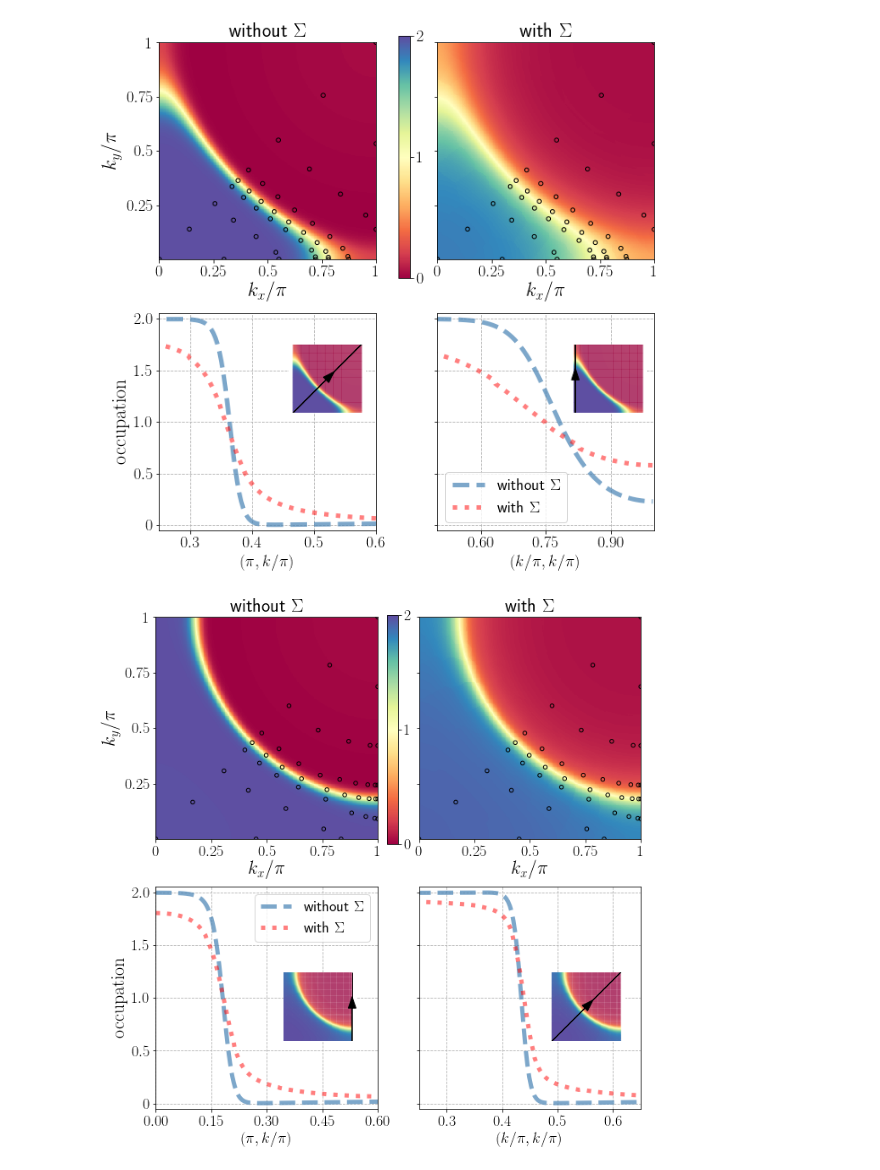
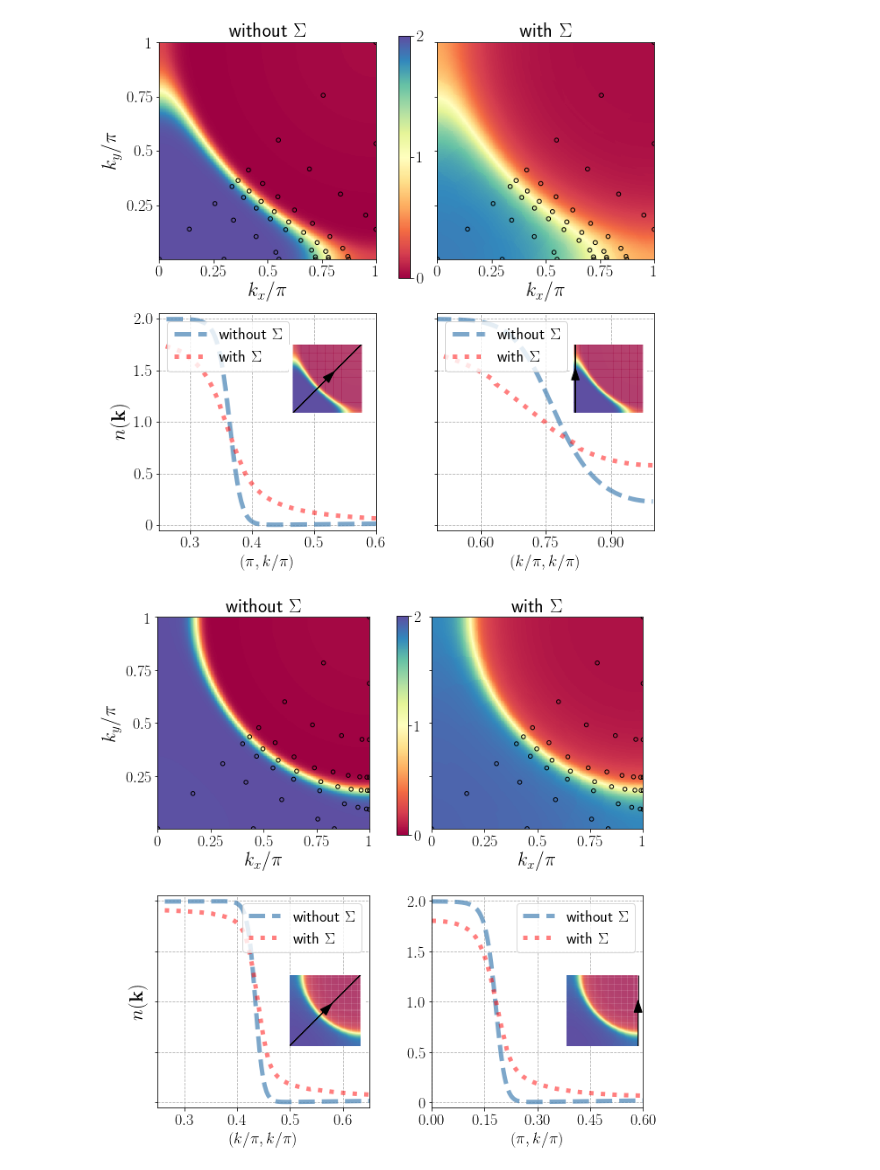
Before and after one commit to Ciro-Taranto/fRG_paper, a Jupyter notebook: scripts/occupations_0.600_both.ipynb, the cells around one changed output. Cells and saved outputs as stored; diff of their text form; code cells hidden in the pictures.

```diff
--- a/scripts/occupations_0.600_both.ipynb
+++ b/scripts/occupations_0.600_both.ipynb
@@ -110,16 +110,18 @@ def subCutFermi(ax2,ax1):
     #ax1.set_aspect('equal')
 
     ax2.plot(x,[matricionaN[i,i] for  i in range(matricionaN.shape[0])],linestyle='dashed',linewidth=5.0,
-              c ='steelblue',alpha = 0.7)
+              c ='steelblue',alpha = 0.7,label=r'without $\Sigma$')
     ax2.plot(x,[matricionaS[i,i] for  i in range(matricionaS.shape[0])],linestyle='dotted',linewidth=5.0,
-              c ='red',alpha =0.5)
+              c ='red',alpha =0.5,label=r'with $\Sigma$')
 
     #ax2.set_xticks(np.arange(0,matricionaN.shape[0],matricionaN.shape[0]/4))
     #ax2.set_xticklabels([r'$(1,0)$','',r'$(1,0.5)$','',r'$(1,1)$'],fontsize = fs)
 
     ax2.set_ylim([-0.05,2.05])
     ax2.grid(linestyle='dashed')
-    ax1.legend(fontsize = fs)
+    ax1.legend(fontsize = fs,loc=2)
+    ax2.legend(fontsize = fs,loc=2)
+
     #ax1.set_aspect(1.0)
     #ax2.set_ylabel(r'$\mathrm{occupation}$',fontsize=fs+8)
     #ax1.set_xlim([matricionaN.shape[0]/4,matricionaN.shape[0]+5])
@@ -131,7 +133,7 @@ def subCutFermi(ax2,ax1):
     ax2.set_yticklabels([r'$0$', r'$0.5$', r'$1.0$',r'$1.5$',r'$2.0$'],fontsize =fs)
     ax1.set_xlabel(r'$(k/\pi,k/\pi)$',fontsize = fs)
     ax2.set_xlabel(r'$(\pi,k/\pi)$',fontsize = fs)
-    ax2.set_ylabel(r'$\mathrm{occupation}$', fontsize =fs+4)
+    ax2.set_ylabel(r'$n(\mathbf{k})$', fontsize =fs+4)
     ax1.xaxis.set_major_locator(MaxNLocator(4))
     ax2.xaxis.set_major_locator(MaxNLocator(4))
     #ax1.xaxis.get_major_locator()
@@ -186,7 +188,7 @@ plt.gcf().set_size_inches(10.0,10.0)
 
 plt.savefig('../images/juppy/occupations_0600.png',dpi=300)
 # %% [output]
-[figure, old version]
+[figure, new version]
 # %%
 namefileN= '../data/Fermi_occupation_NOSE_fill0_975.txt'
 namefileS= '../data/Fermi_occupation_SE_fill0_975.txt'
@@ -271,9 +273,9 @@ def subCutFermi(ax2,ax1):
     #plot lungo uno degli assi
     x = np.arange(0,1.,1./matricionaN.shape[0])
     ax1.plot(x,[matricionaN[i,i] for  i in range(matricionaN.shape[0])],linestyle='dashed',linewidth=5.0,
-              c ='steelblue',alpha = 0.7)
+              c ='steelblue',alpha = 0.7,label=r'without $\Sigma$')
     ax1.plot(x,[matricionaS[i,i] for  i in range(matricionaS.shape[0])],linestyle='dotted',linewidth=5.0,
-              c ='red',alpha =0.5)
+              c ='red',alpha =0.5,label=r'with $\Sigma$')
     ax1.set_ylim([-0.05,2.05])
     ax1.grid(linestyle='dashed')
 
@@ -294,7 +296,8 @@ def subCutFermi(ax2,ax1):
 
     ax2.set_ylim([-0.05,2.05])
     ax2.grid(linestyle='dashed')
-    ax2.legend(fontsize = fs)
+    ax2.legend(fontsize = fs,loc = 1)
+    ax1.legend(fontsize = fs,loc = 1)
     #ax1.set_aspect(1.0)
     #ax2.set_ylabel(r'$\mathrm{occupation}$',fontsize=fs+8)
     #ax1.set_xlim([matricionaN.shape[0]/4,matricionaN.shape[0]+5])
@@ -306,7 +309,7 @@ def subCutFermi(ax2,ax1):
     ax2.set_yticklabels([r'$0$', r'$0.5$', r'$1.0$',r'$1.5$',r'$2.0$'],fontsize =fs)
     ax1.set_xlabel(r'$(k/\pi,k/\pi)$',fontsize = fs)
     ax2.set_xlabel(r'$(\pi,k/\pi)$',fontsize = fs)
-    ax2.set_ylabel(r'$\mathrm{occupation}$', fontsize =fs+4)
+    ax1.set_ylabel(r'$n(\mathbf{k})$', fontsize =fs+4)
     ax1.xaxis.set_major_locator(MaxNLocator(4))
     ax2.xaxis.set_major_locator(MaxNLocator(4))
     #ax1.xaxis.get_major_locator()
@@ -326,39 +329,39 @@ fig = plt.figure()
 #ax2 = plt.subplot(gs[1])
 ax1 = plt.subplot(2,2,1)
 ax2 = plt.subplot(2,2,2)
-ax3 = plt.subplot(2,2,3)
-ax4 = plt.subplot(2,2,4)
+ax4 = plt.subplot(2,2,3)
+ax3 = plt.subplot(2,2,4)
 #ax3 = plt.axes([0.0, -0.3, alt, lar])
 #ax4 = plt.axes([0.6, -0.3, alt, lar])
 sz = 0.55
 #ax1 = plt.axes([0.15,0.,sz,sz])
 #ax2 = plt.axes([0.7,0.,sz,sz])
 
 #addFermi===> plot dell'occupation
 im=addFermi(namefileN,ax1,r'without $\Sigma$')[0]
 addFermi(namefileS, ax2,r'with $\Sigma$', left= False)
 plotpatch(namefilepatch,ax1)
 plotpatch(namefilepatch,ax2)
 # Plot del taglio a' la Salmhofer
 subCutFermi(ax3,ax4)
 #Block1 of FS
-ax1 = plt.axes([0.38, 0.23, .12, .12])
+ax2 = plt.axes([0.38, 0.23, .12, .12])
+ax1 = plt.axes([0.82, 0.23, .12, .12])
 subFermi(namefileS,ax1)
 ax1.arrow(np.pi, 0., 0., 1.5, head_width=0.35, color='black')
 ax1.arrow(np.pi, 1.5, 0., 1.64, head_width=0.0)
 # Block2 of FS
-ax2 = plt.axes([0.82, 0.23, .12, .12])
 subFermi(namefileS,ax2)
 ax2.arrow(0., 0., 1.5, 1.5, head_width=0.35, color='black')
 ax2.arrow(1.5,1.5, 1.64, 1.64, head_width=0.0)
 #Put the colorbar
-axbar = fig.add_axes([0.55,0.556,0.018,0.375])
+axbar = fig.add_axes([0.55,0.569,0.018,0.347])
 cbar = fig.colorbar(im,cax=axbar, ticks=[0, 1.0, 2], orientation='vertical')
 cbar.ax.set_yticklabels([r'$0$', r'$1$', r'$2$'],fontsize = fs)# horizontal colorbar
 #plt.suptitle("Occupation",fontsize=22)
 plt.subplots_adjust(hspace=-1.45,wspace = -1.0)
 plt.tight_layout()
 plt.gcf().set_size_inches(10.0,10.0)
-plt.savefig('../images/juppy/occupations_0975.png',dpi=300)
+plt.savefig('../images/occupations_0975.png',dpi=300)
 # %% [output]
-[figure, old version]
+[figure, new version]
```
Also changed, not shown: 53 other files.
